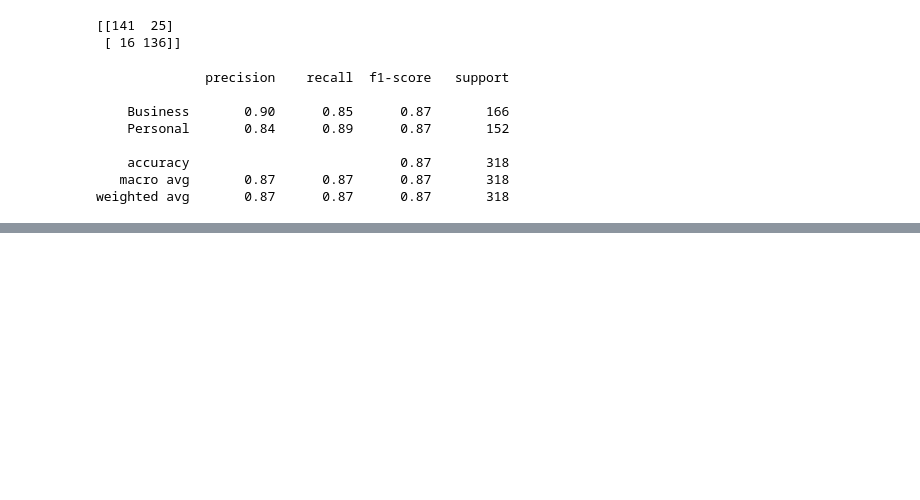
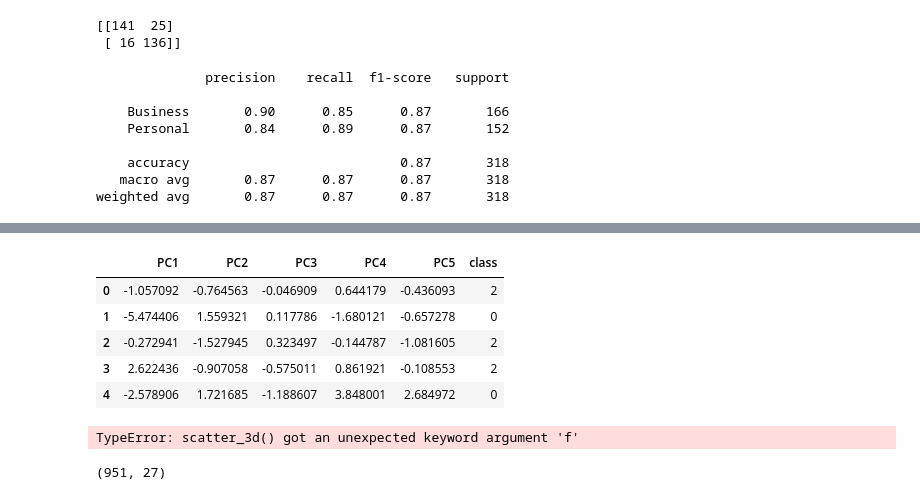
Before and after one commit to chinzjay/Final_Project, a Jupyter notebook: Tourism.ipynb, the cells around one changed output, grey strips where cells are left out. Cells and saved outputs as stored; diff of their text form; code cells hidden in the pictures; blank space fills up the shorter version.

```diff
--- a/Tourism.ipynb
+++ b/Tourism.ipynb
@@ -327,0 +287,3 @@ accuracy_regression = print(np.sqrt(metrics.mean_squared_error(y1_test, y_predic
+# %%
+data_scaled = StandardScaler().fit_transform(data_df)
+print(data_scaled[0:5])
@@ -327,0 +308,8 @@ accuracy_regression = print(np.sqrt(metrics.mean_squared_error(y1_test, y_predic
+# %%
+#initializa PCA
+pca = PCA(n_components=5)
+
+data_pca = pca.fit_transform(data_scaled)
+# %%
+data_pca_df = pd.DataFrame(data=data_pca, columns=["PC1", "PC2", "PC3", "PC4", "PC5"])
+data_pca_df.head()
@@ -327,0 +330,14 @@ accuracy_regression = print(np.sqrt(metrics.mean_squared_error(y1_test, y_predic
+# %%
+inertia = []
+k = list(range(1, 11))
+
+#The inertia for the range of K values
+for i in k:
+    km = KMeans(n_clusters=i, random_state=0)
+    km.fit(data_pca_df)
+    inertia.append(km.inertia_)
+
+#Elbow Curve
+elbow_data = {"k": k, "inertia": inertia}
+df_elbow = pd.DataFrame(elbow_data)
+df_elbow.hvplot.line(x="k", y="inertia", xticks=k, title="Elbow Curve")
@@ -327,0 +346,19 @@ accuracy_regression = print(np.sqrt(metrics.mean_squared_error(y1_test, y_predic
+# %%
+#K-means model
+Kmodel = KMeans(n_clusters = 3, random_state=0)
+
+#fit
+Kmodel.fit(data_pca_df)
+
+#predict clusters
+predictions = Kmodel.predict(data_pca_df)
+
+data_pca_df["class"] = Kmodel.labels_
+data_pca_df.head()
+# %% [output]
+|  | PC1 | PC2 | PC3 | PC4 | PC5 | class |
+| 0 | -1.057092 | -0.764563 | -0.046909 | 0.644179 | -0.436093 | 2 |
+| 1 | -5.474406 | 1.559321 | 0.117786 | -1.680121 | -0.657278 | 0 |
+| 2 | -0.272941 | -1.527945 | 0.323497 | -0.144787 | -1.081605 | 2 |
+| 3 | 2.622436 | -0.907058 | -0.575011 | 0.861921 | -0.108553 | 2 |
+| 4 | -2.578906 | 1.721685 | -1.188607 | 3.848001 | 2.684972 | 0 |
@@ -327,0 +367,7 @@ accuracy_regression = print(np.sqrt(metrics.mean_squared_error(y1_test, y_predic
+# %%
+fig = px.scatter_3d(data_pca_df, x="PC1", y="PC2", z="PC3", ="PC4", g="PC5", color="class", symbol="class", width=800)
+
+fig.update_layout(legend=dict(x=0,y=1))
+fig.show()
+# %% [output]
+TypeError: scatter_3d() got an unexpected keyword argument 'f'
@@ -327,0 +377,9 @@ accuracy_regression = print(np.sqrt(metrics.mean_squared_error(y1_test, y_predic
+# %%
+#Split, train, and test
+from sklearn.model_selection import train_test_split
+
+X1_train, X1_test, y1_train, y1_test = train_test_split(X1, y1, random_state = 2, stratify = y)
+
+X1_train.shape
+# %% [output]
+(951, 27)
```
Also changed, not shown: parts of 25 cells of this notebook.
